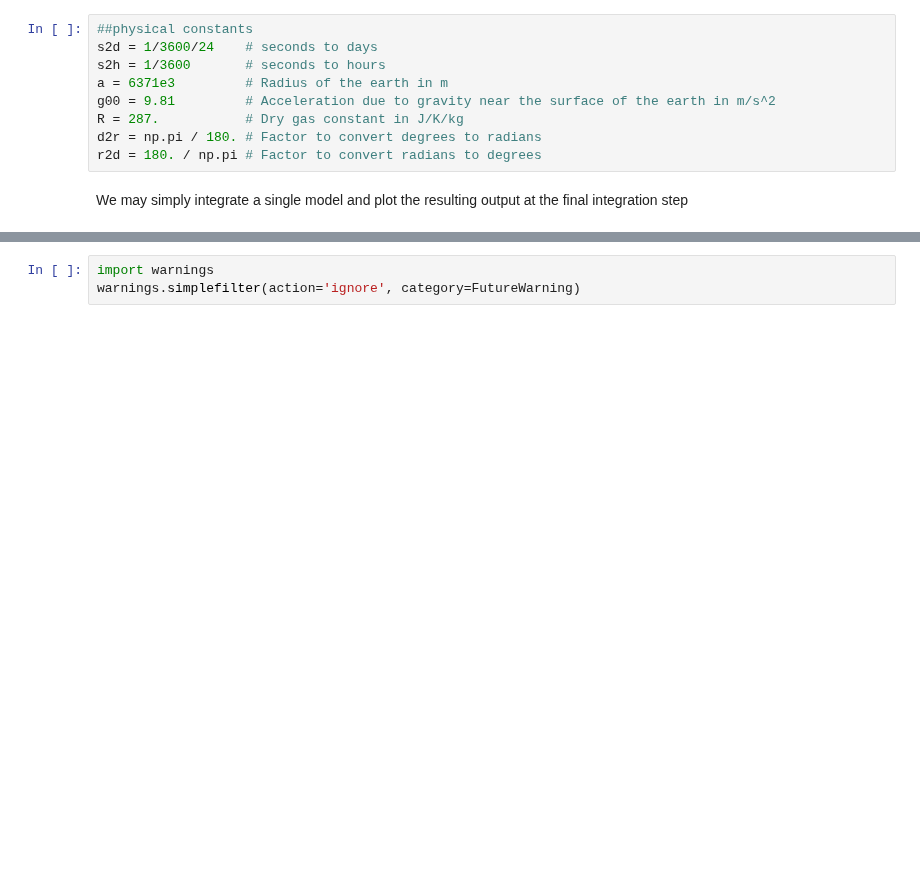
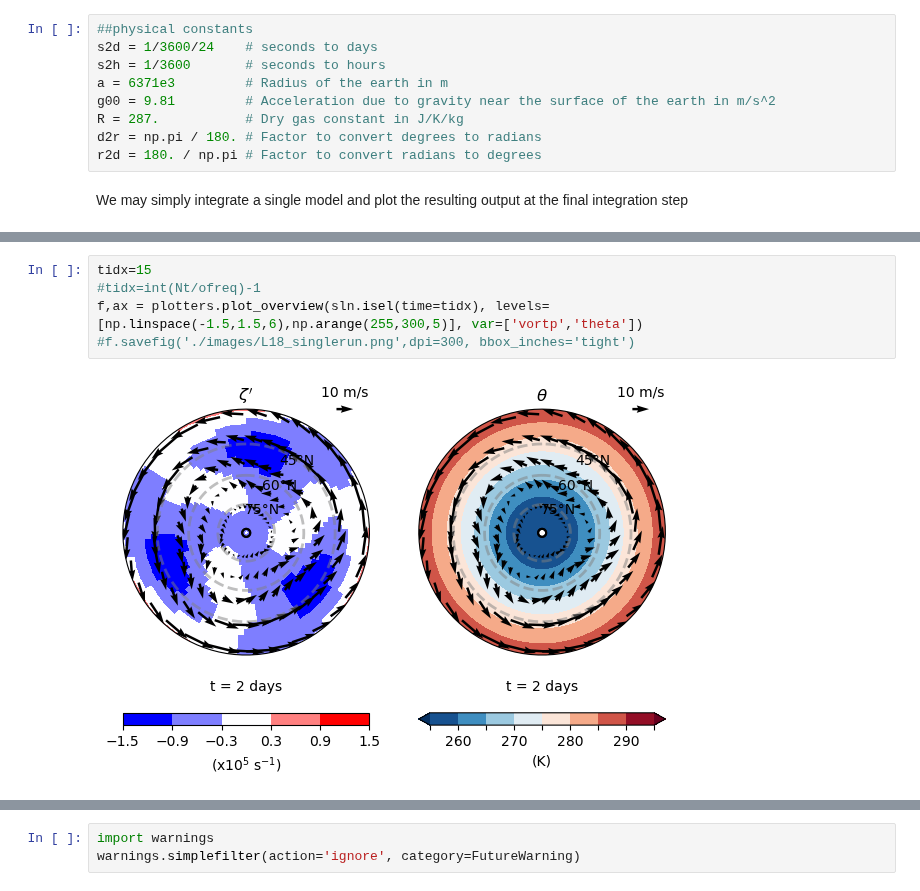
Before and after one commit to cdb227/bm3_forced_barotropic, a Jupyter notebook: singlemodel.ipynb, the cells around one changed output, grey strips where cells are left out. Cells and saved outputs as stored; diff of their text form; blank space fills up the shorter version.

```diff
--- a/singlemodel.ipynb
+++ b/singlemodel.ipynb
@@ -90,3 +87,10 @@ integrating with:  nu= 10000.0 diffusion_order= 1
+# %%
+tidx=15
+#tidx=int(Nt/ofreq)-1
+f,ax = plotters.plot_overview(sln.isel(time=tidx), levels=[np.linspace(-1.5,1.5,6),np.arange(255,300,5)], var=['vortp','theta'])
+#f.savefig('./images/L18_singlerun.png',dpi=300, bbox_inches='tight')
+# %% [output]
+[figure, added]
 # %%
 from importlib import reload
 reload(plotters)
```
Also changed, not shown: parts of 4 cells of this notebook, 3 other files.
